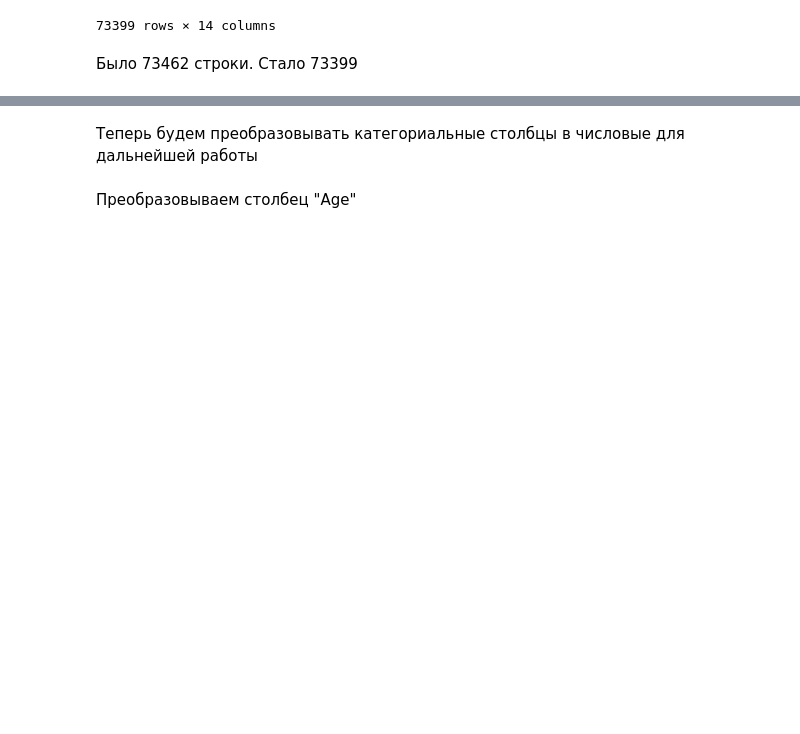
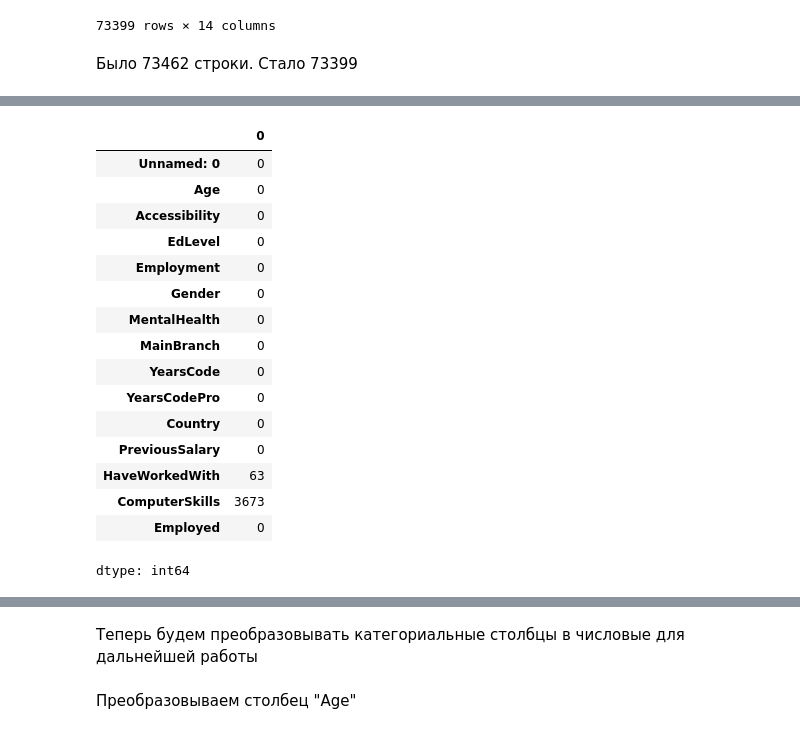
Before and after one commit to Den9p/MO_2, a Jupyter notebook: Кувшанов,_Поляруш,_Чепак_ТюмГУ_МО2_ДЗ_1.ipynb, the cells around one changed output, grey strips where cells are left out. Saved outputs shown, nothing was run; the diff lists cells and outputs as text; code cells hidden in the pictures; blank space fills up the shorter version.

Commit message:
Восстановление столбца ComputerSkills

```diff
--- a/Кувшанов,_Поляруш,_Чепак_ТюмГУ_МО2_ДЗ_1.ipynb
+++ b/Кувшанов,_Поляруш,_Чепак_ТюмГУ_МО2_ДЗ_1.ipynb
@@ -500,0 +503,8 @@ df
+# %%
+df_copy = df.copy()
+# %%
+import random
+
+num_rows_to_remove = int(0.05 * len(df_copy))
+rows_to_remove = random.sample(range(len(df_copy)), num_rows_to_remove)
+df_copy.loc[rows_to_remove, 'ComputerSkills'] = np.nan
@@ -500,0 +547,20 @@ df
+# %%
+df_copy.isnull().sum()
+# %% [output]
+|  | 0 |
+| Unnamed: 0 | 0 |
+| Age | 0 |
+| Accessibility | 0 |
+| EdLevel | 0 |
+| Employment | 0 |
+| Gender | 0 |
+| MentalHealth | 0 |
+| MainBranch | 0 |
+| YearsCode | 0 |
+| YearsCodePro | 0 |
+| Country | 0 |
+| PreviousSalary | 0 |
+| HaveWorkedWith | 63 |
+| ComputerSkills | 3673 |
+| Employed | 0 |
+dtype: int64
```
Also changed, not shown: parts of 6 cells of this notebook.
